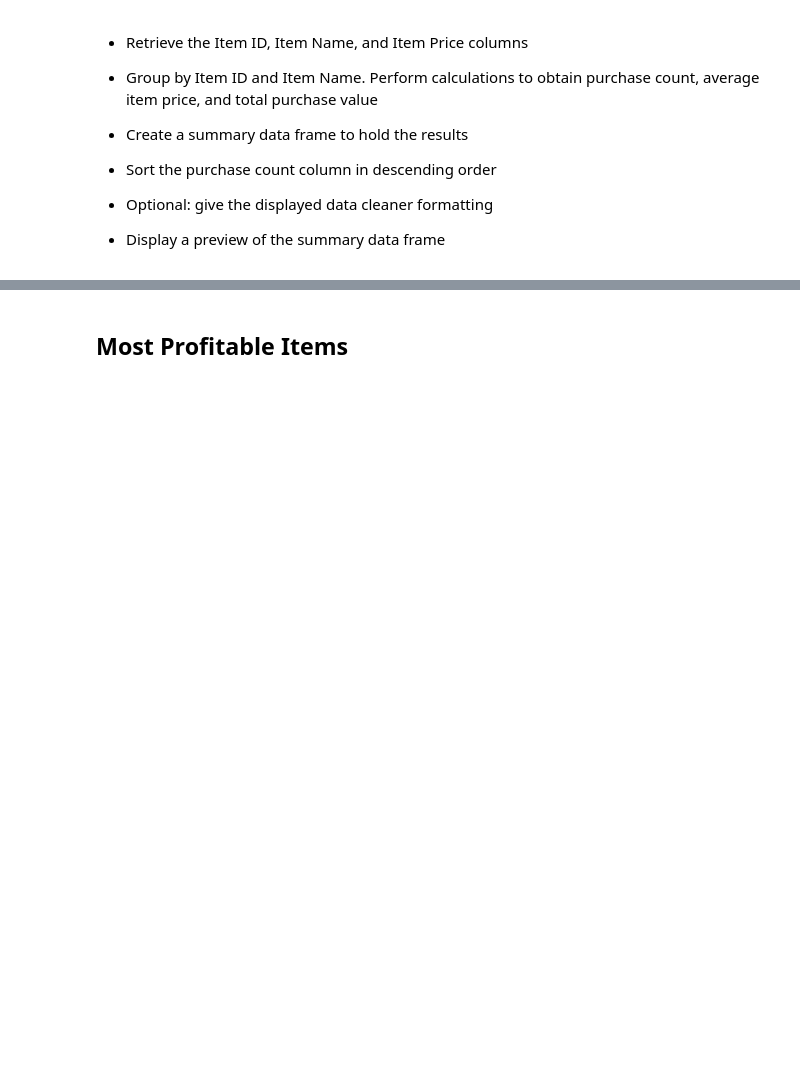
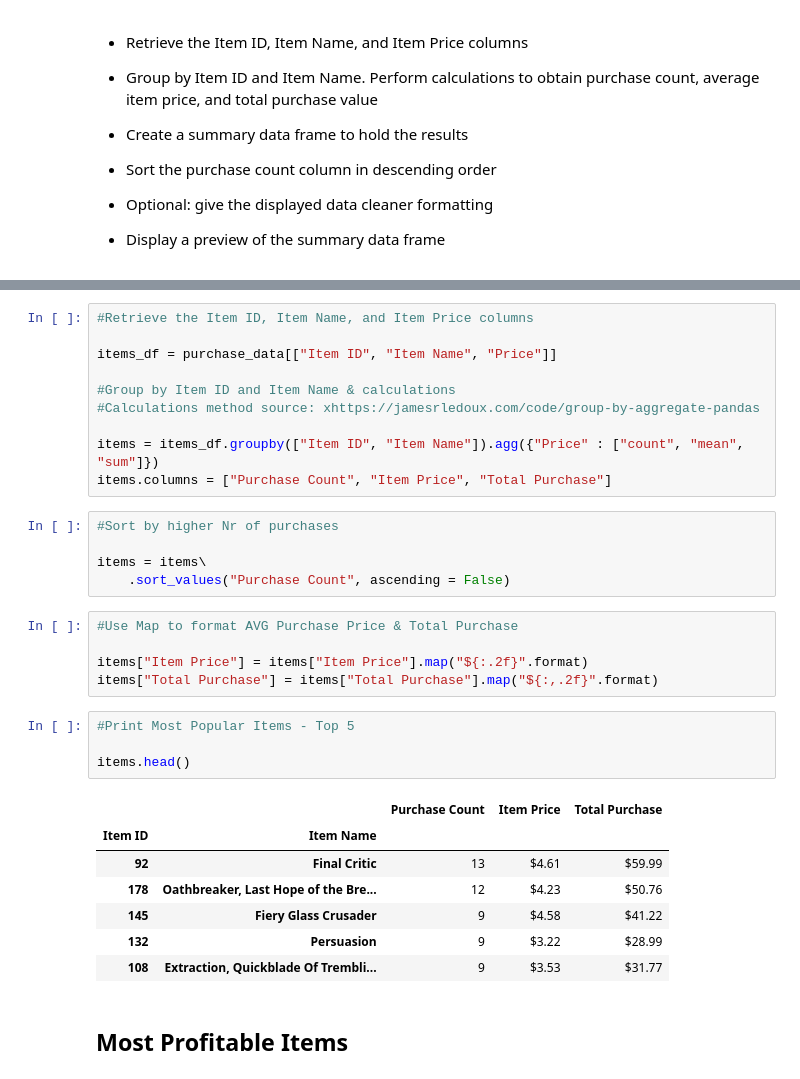
Before and after one commit to damontufar/pandas-challenge, a Jupyter notebook: HeroesOfPymoli/HeroesOfPymoli_starter.ipynb, the cells around one changed output, grey strips where cells are left out. Drawn from its saved outputs; the diff is of its cells as text; blank space fills up the shorter version.

Commit message:
Adding Most Popular Items

```diff
--- a/HeroesOfPymoli/HeroesOfPymoli_starter.ipynb
+++ b/HeroesOfPymoli/HeroesOfPymoli_starter.ipynb
@@ -481,3 +442,35 @@ players_data.head(5)
+# %%
+#Retrieve the Item ID, Item Name, and Item Price columns
+
+items_df = purchase_data[["Item ID", "Item Name", "Price"]]
+
+#Group by Item ID and Item Name & calculations
+#Calculations method source: xhttps://jamesrledoux.com/code/group-by-aggregate-pandas
+
+items = items_df.groupby(["Item ID", "Item Name"]).agg({"Price" : ["count", "mean", "sum"]})
+items.columns = ["Purchase Count", "Item Price", "Total Purchase"]
+# %%
+#Sort by higher Nr of purchases
+
+items = items\
+    .sort_values("Purchase Count", ascending = False)
+# %%
+#Use Map to format AVG Purchase Price & Total Purchase
+
+items["Item Price"] = items["Item Price"].map("${:.2f}".format)
+items["Total Purchase"] = items["Total Purchase"].map("${:,.2f}".format)
+# %%
+#Print Most Popular Items - Top 5
+
+items.head()
+# %% [output]
+|  |  | Purchase Count | Item Price | Total Purchase |
+| Item ID | Item Name |  |  |  |
+| 92 | Final Critic | 13 | $4.61 | $59.99 |
+| 178 | Oathbreaker, Last Hope of the Bre... | 12 | $4.23 | $50.76 |
+| 145 | Fiery Glass Crusader | 9 | $4.58 | $41.22 |
+| 132 | Persuasion | 9 | $3.22 | $28.99 |
+| 108 | Extraction, Quickblade Of Trembli... | 9 | $3.53 | $31.77 |
 # %% [markdown]
 ## Most Profitable Items
 # %% [markdown]
```
Also changed, not shown: parts of 4 cells of this notebook.
